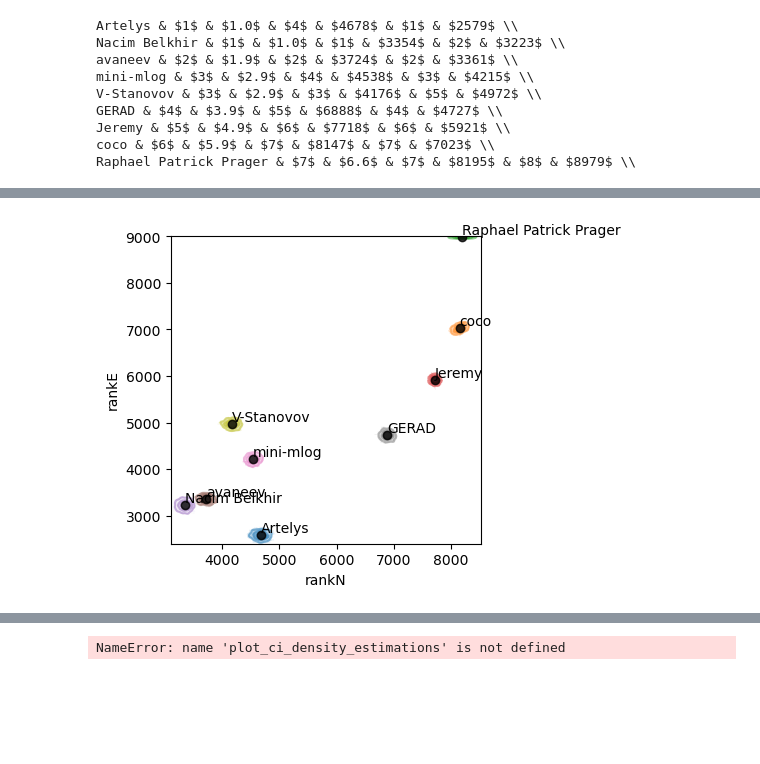
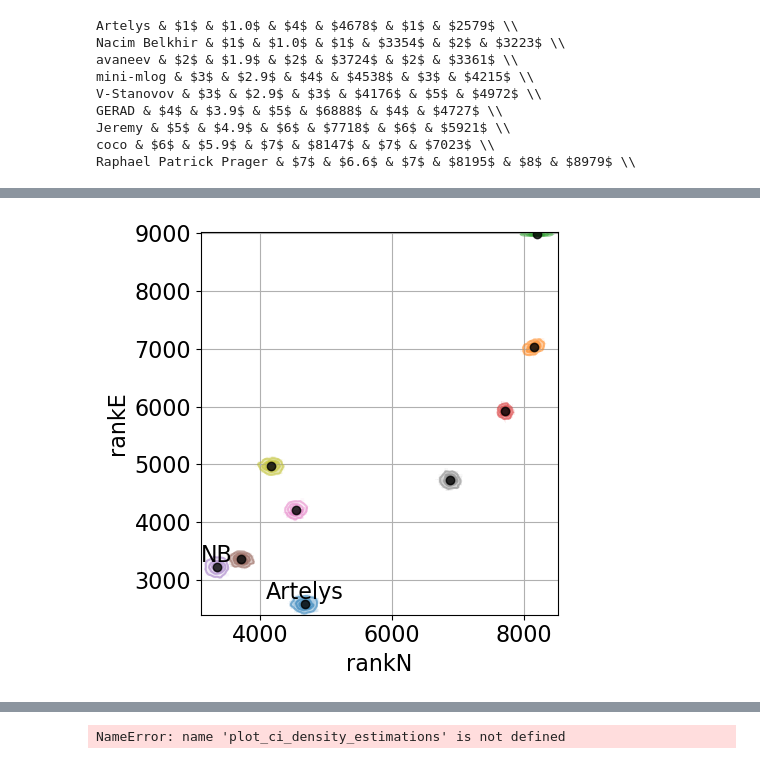
Before and after one commit to jeroenrook/robustranking, a Jupyter notebook: scripts/CEC2019.ipynb, the cells around one changed output, grey strips where cells are left out. Drawn from its saved outputs; the diff is of its cells as text; code cells hidden in the pictures; blank space fills up the shorter version.

```diff
--- a/scripts/CEC2019.ipynb
+++ b/scripts/CEC2019.ipynb
@@ -381,6 +402,16 @@ plt.show()
 # %%
-fig, ax = plt.subplots(1, 1, figsize=(4,4))
-rr.utils.plots.plot_ci_density_estimations(comparison, algorithms=comparison.benchmark.algorithms, show_names=True, ax=ax)
-# plt.tight_layout()
+# fig, ax = plt.subplots(1, 1, figsize=(3,3))
+matplotlib.rcParams.update({'font.size': 16})
+fig, ax = plt.subplots(1, 1, figsize=(5,5))
+
+
+names = {c: ""for c in comparison.benchmark.algorithms}
+names["Artelys"] = "Artelys"
+names["Nacim Belkhir"] = "NB"
+
+rr.utils.plots.plot_ci_density_estimations(comparison, algorithms=comparison.benchmark.algorithms, show_names=names, ax=ax)
+ax.grid()
+plt.tight_layout()
 plt.savefig("BBOB2019_os.png", dpi=600)
+plt.savefig("BBOB2019_os.pdf", dpi=600)
 # %% [output]
@@ -387 +435 @@ plt.savefig("BBOB2019_os.png", dpi=600)
-[figure, old version]
+[figure, new version]
```
Also changed, not shown: parts of 5 cells of this notebook, 2 other files.
